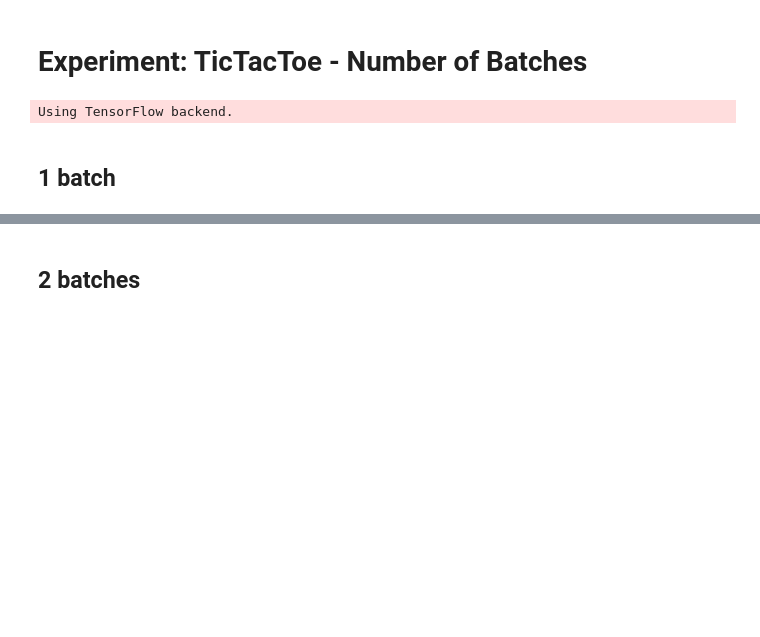
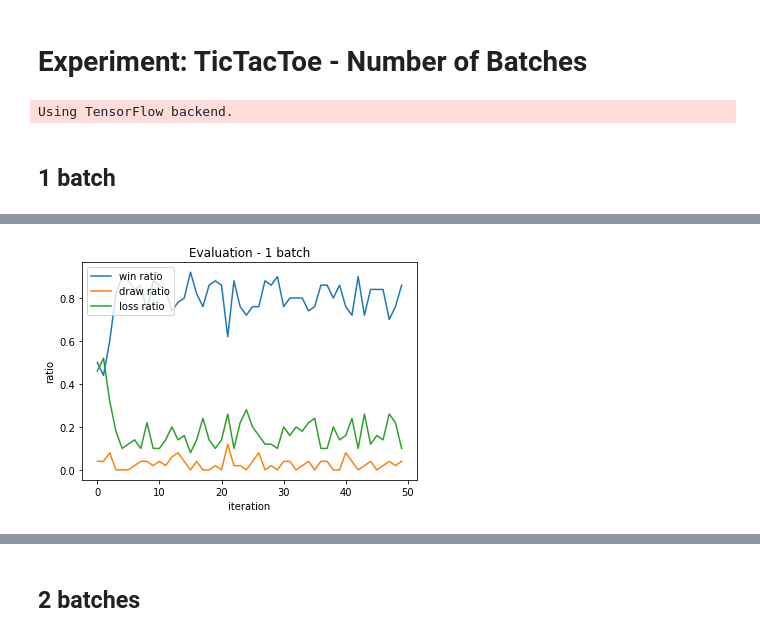
Before and after one commit to y4nnic/AlphaZero_for_small_board_games, a Jupyter notebook: experiment_batches.ipynb, the cells around one changed output, grey strips where cells are left out. Cells and saved outputs as stored; diff of their text form; code cells hidden in the pictures; blank space fills up the shorter version.

Commit message:
updated experiment batches

```diff
--- a/experiment_batches.ipynb
+++ b/experiment_batches.ipynb
@@ -50,4 +50,4 @@ NEURAL_NETWORKS = {
 # %%
 test_pipeline = Pipeline("tictactoe_1_batch", "TicTacToe")
 # %%
-test_pipeline.run(50)
+wins_1, draws_1 = test_pipeline.run(50)
@@ -53,0 +72,21 @@ test_pipeline.run(50)
+# %%
+fig = plt.figure()
+
+plt.title("Evaluation - 1 batch")
+
+plt.xlabel("iteration")
+plt.ylabel("ratio")
+
+x = np.arange(50)
+losses_1 = np.ones(50) - wins_1 - draws_1
+# no_loss = np.zeros(50) + wins +draws
+
+plt.plot(x, wins_1, label="win ratio")
+plt.plot(x, draws_1, label="draw ratio")
+#plt.plot(x, no_loss, label="no loss ratio")
+plt.plot(x, losses_1, label="loss ratio")
+
+plt.legend(loc=2)
+plt.show()
+# %% [output]
+[figure, added]
```
Also changed, not shown: parts of 17 cells of this notebook.
